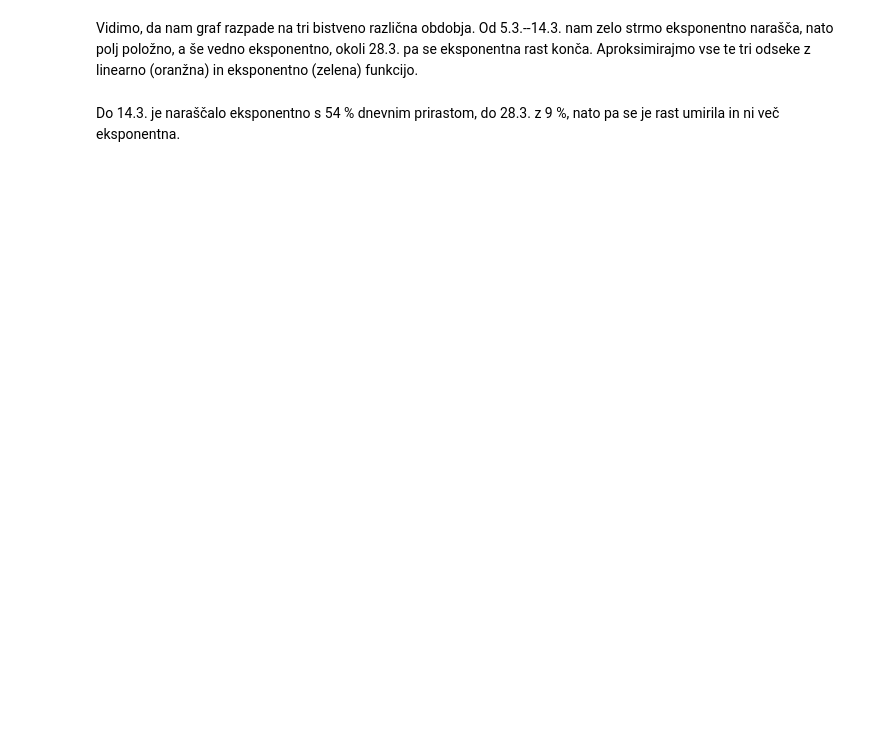
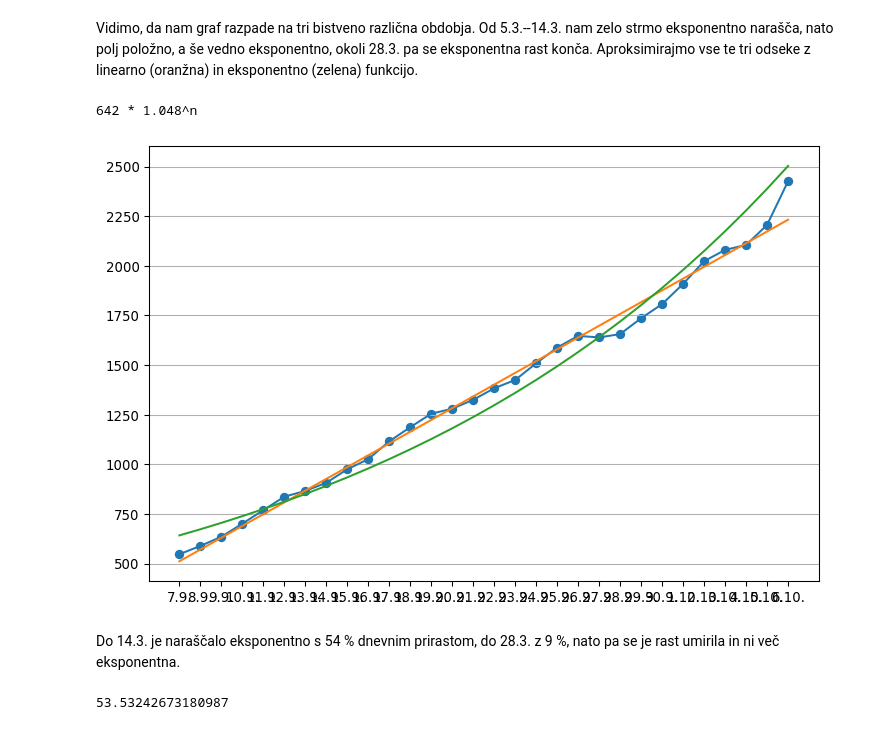
Before and after one commit to ducakar/wuflu, a Jupyter notebook: aproksimacija.ipynb, the cells around one changed output. Drawn from its saved outputs; the diff is of its cells as text; code cells hidden in the pictures; blank space fills up the shorter version.

```diff
--- a/aproksimacija.ipynb
+++ b/aproksimacija.ipynb
@@ -129,2 +91,11 @@ approximate(25, 38)
+# %%
+approximate(196, 226)
+# %% [output]
+642 * 1.048^n
+[figure, added]
 # %% [markdown]
 Do 14.3. je naraščalo eksponentno s 54 % dnevnim prirastom, do 28.3. z 9 %, nato pa se je rast umirila in ni več eksponentna.
+# %%
+1.048**21 * 20
+# %% [output]
+53.53242673180987
```
Also changed, not shown: parts of 5 cells of this notebook, 24 other files.
